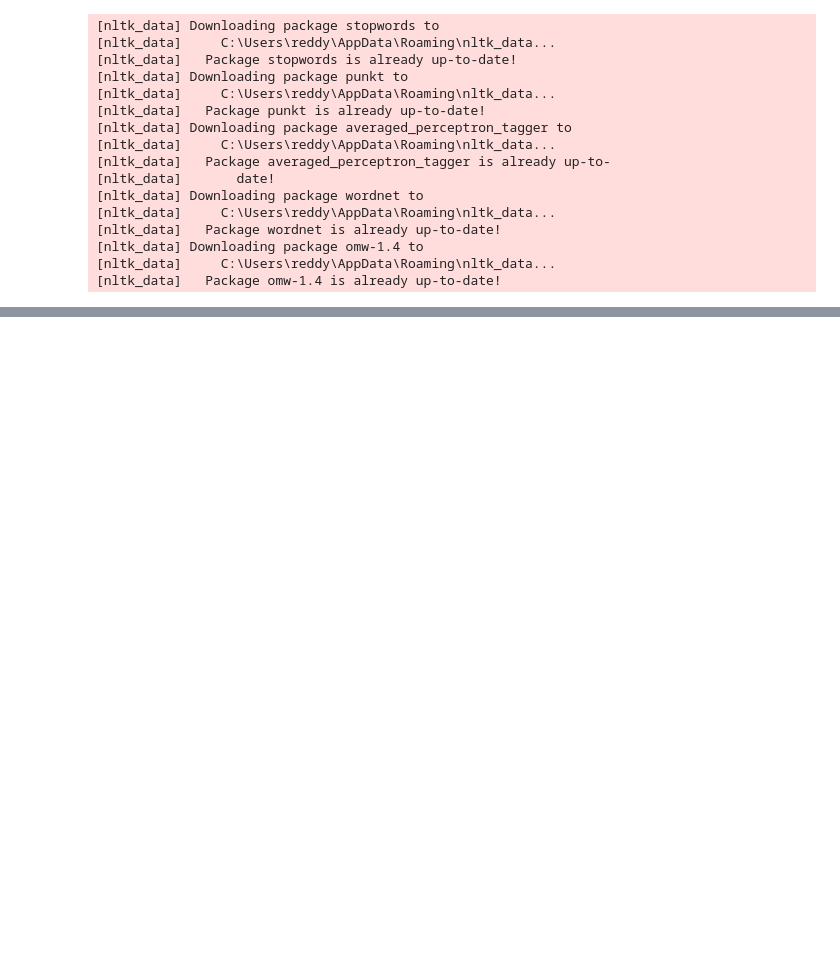
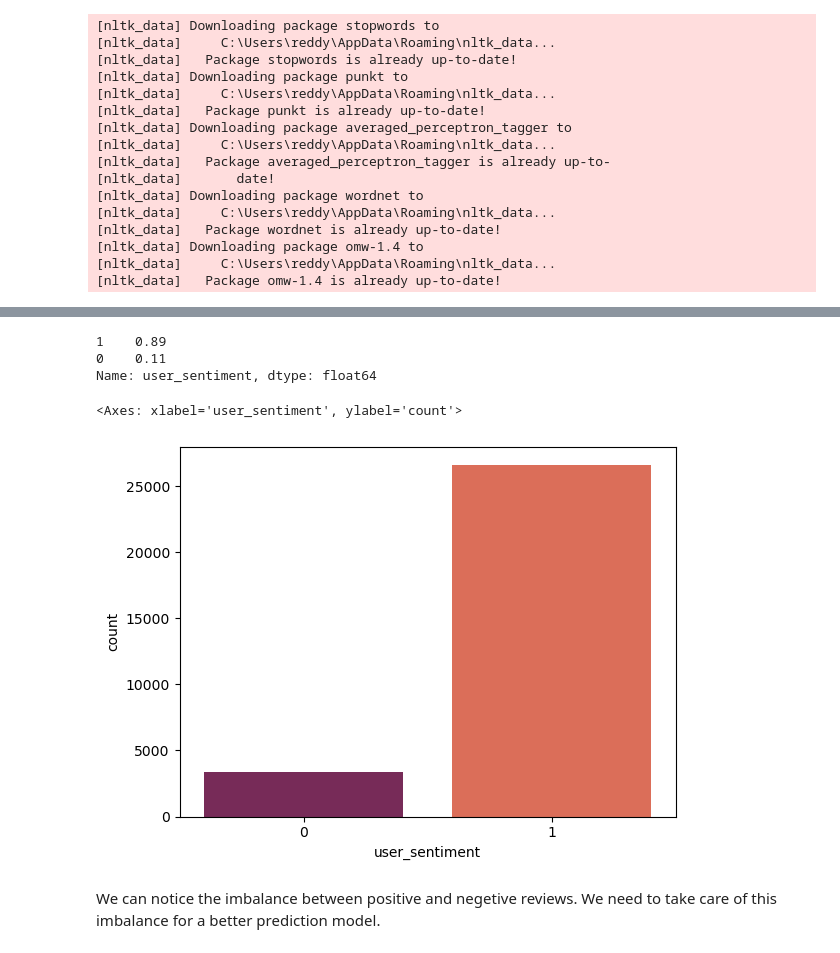
Before and after one commit to sYashReddy/upGradCapstone, a Jupyter notebook: Untitled.ipynb, the cells around one changed output, grey strips where cells are left out. Cells and saved outputs as stored; diff of their text form; code cells hidden in the pictures; blank space fills up the shorter version.

Commit message:
Exploratory Data Analysis - Data Cleaning and Preprocessing

```diff
--- a/Untitled.ipynb
+++ b/Untitled.ipynb
@@ -65,0 +108,19 @@ df_reviews.head()
+# %%
+# Remove the missing row of user_sentiment
+df_reviews = df_reviews[~df_reviews.user_sentiment.isnull()]
+#map the categorical user_sentiment to numerical 1 or 0 for modelling
+df_reviews['user_sentiment'] = df_reviews['user_sentiment'].map({'Positive':1,'Negative':0})
+#get the value count of user_sentiments column
+df_reviews["user_sentiment"].value_counts(normalize=True)
+# %% [output]
+1    0.89
+0    0.11
+Name: user_sentiment, dtype: float64
+# %%
+#Visualize using count plot
+sns.countplot(x='user_sentiment', data= df_reviews,palette="rocket")
+# %% [output]
+<Axes: xlabel='user_sentiment', ylabel='count'>
+[figure, added]
+# %% [markdown]
+ We can notice the imbalance between positive and negetive reviews. We need to take care of this imbalance for a better prediction model.
```
Also changed, not shown: parts of 26 cells of this notebook.
